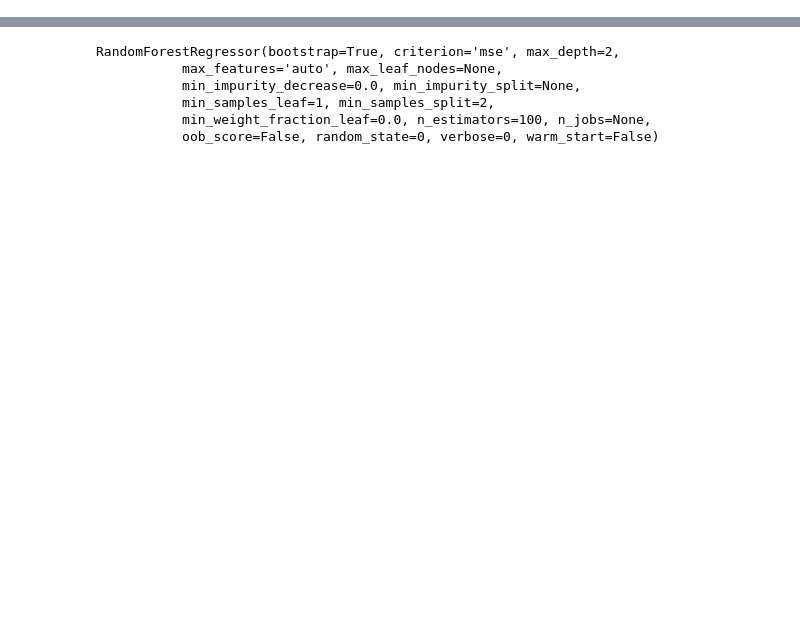
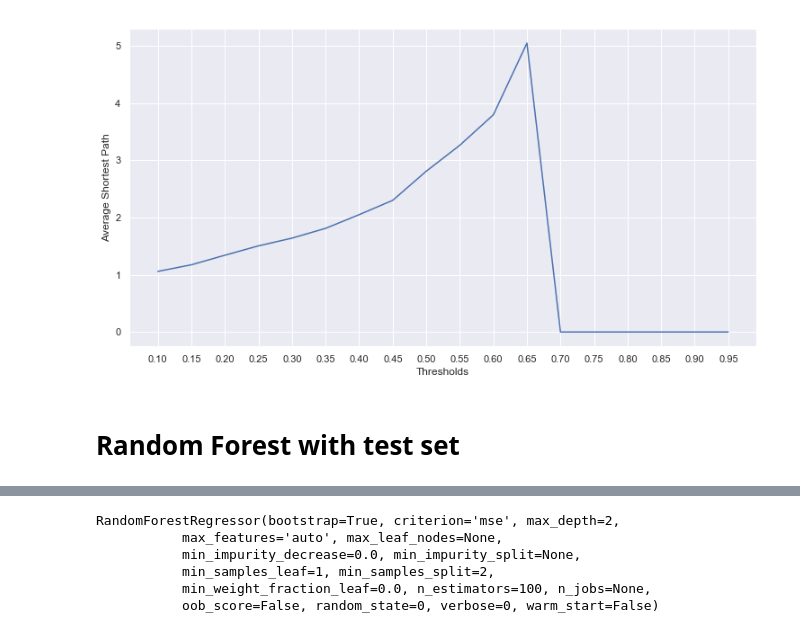
Before and after one commit to alchemist5617/Climate-Network, a Jupyter notebook: Network Predictive Power.ipynb, the cells around one changed output, grey strips where cells are left out. Saved outputs shown, nothing was run; the diff lists cells and outputs as text; code cells hidden in the pictures; blank space fills up the shorter version.

```diff
--- a/Network Predictive Power.ipynb
+++ b/Network Predictive Power.ipynb
@@ -26,0 +145,11 @@ eigenvector = dict(nx.eigenvector_centrality(G, max_iter = 1000))
+# %%
+fig, ax = plt.subplots()
+fig.set_size_inches(12.5, 6.5)
+plt.ylabel("Average Shortest Path")
+plt.xlabel("Thresholds")
+plt.xticks(r)
+plt.plot(r,average_shortest_path_length);
+# %% [output]
+[figure, added]
+# %% [markdown]
+# Random Forest with test set
```
Also changed, not shown: parts of 43 cells of this notebook.
